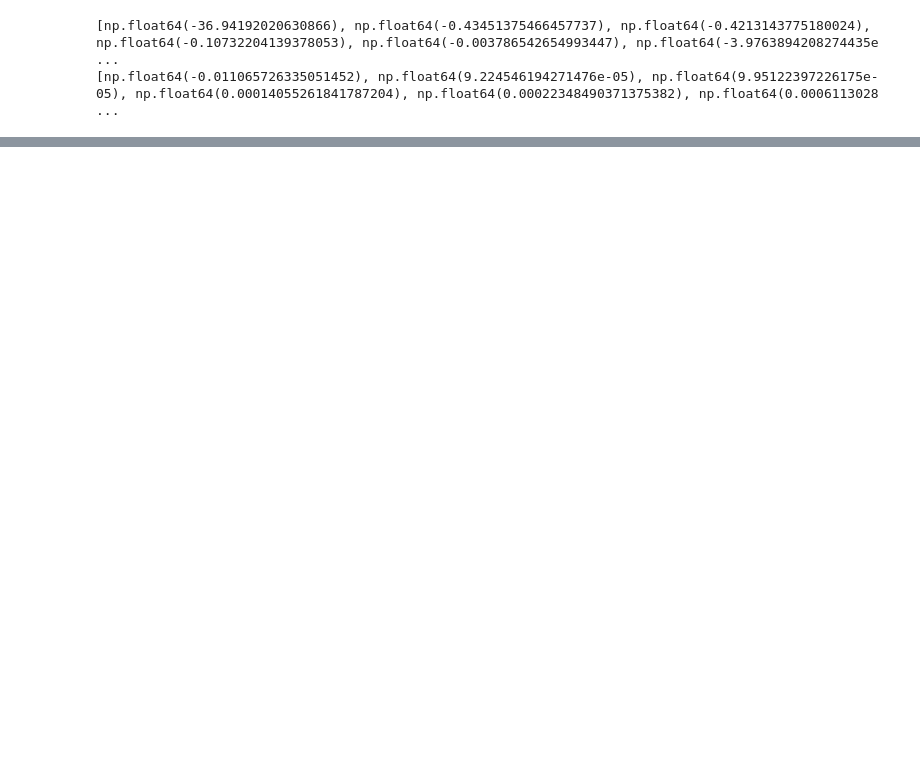
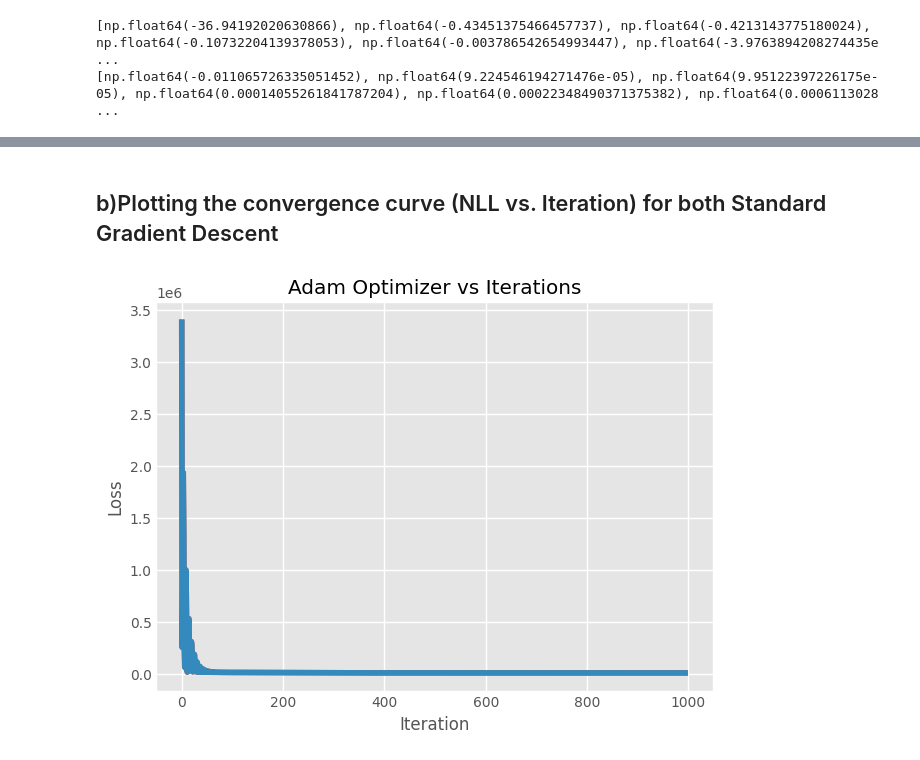
Before and after one commit to Lau-Jr/data-analysis-nmaist, a Jupyter notebook: simple_linear_regression_from_scratch.ipynb, the cells around one changed output, grey strips where cells are left out. Saved outputs shown, nothing was run; the diff lists cells and outputs as text; code cells hidden in the pictures; blank space fills up the shorter version.

```diff
--- a/simple_linear_regression_from_scratch.ipynb
+++ b/simple_linear_regression_from_scratch.ipynb
@@ -342,0 +405,13 @@ print(sorted(w_gd))
+# %% [markdown]
+## b)Plotting the convergence curve (NLL vs. Iteration) for both Standard Gradient Descent
+# %%
+## Plot the convergence curve (NLL vs. Iteration) for both Standard Gradient Descent
+# (η = 0.01) and the Adam optimizer on the same set of axes
+plt.plot(losses_adam)
+plt.plot(losses)
+plt.title("Adam Optimizer vs Iterations")
+plt.xlabel("Iteration")
+plt.ylabel("Loss")
+plt.show()
+# %% [output]
+[figure, added]
```
Also changed, not shown: parts of 11 cells of this notebook.
